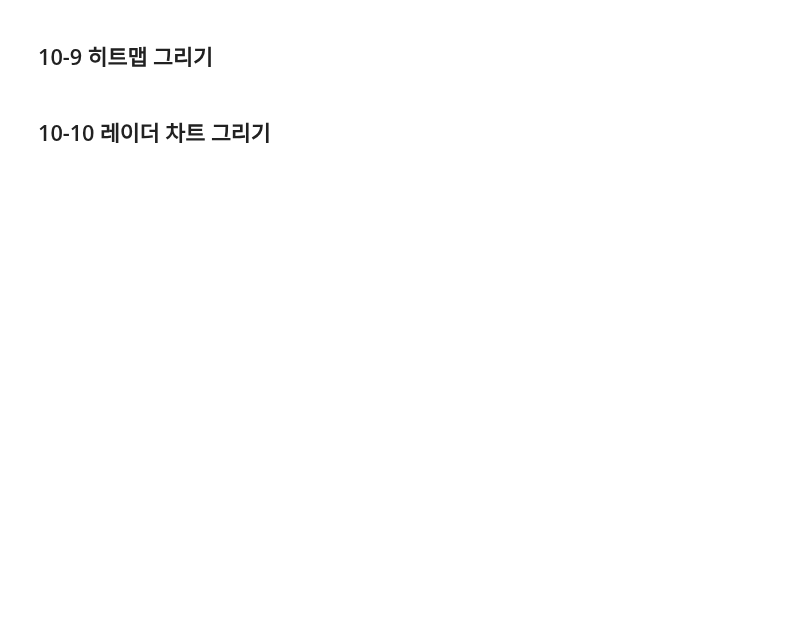
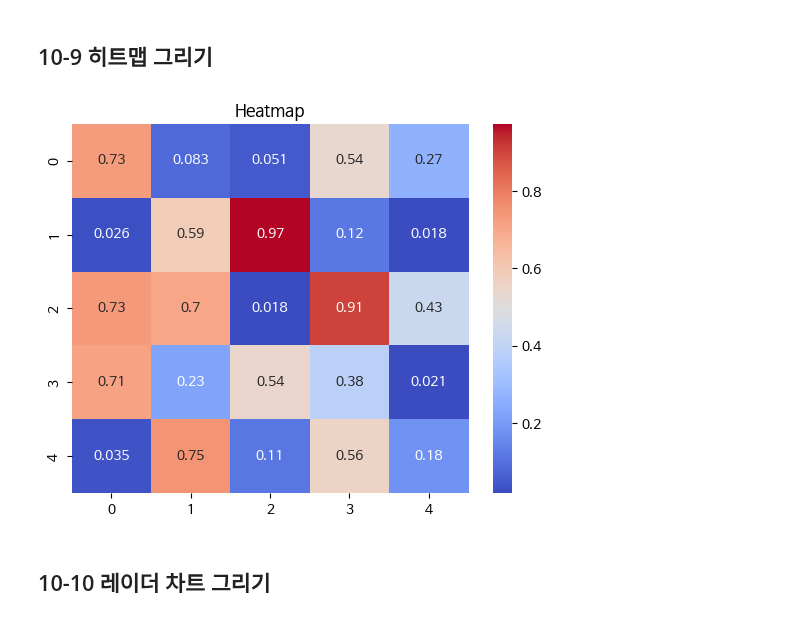
Before and after one commit to chanu2757/Data-Analysis-with-Open-Source, a Jupyter notebook: 오픈소스_데이터_분석_10강.ipynb, the cells around one changed output. Drawn from its saved outputs; the diff is of its cells as text; code cells hidden in the pictures; blank space fills up the shorter version.

```diff
--- a/오픈소스_데이터_분석_10강.ipynb
+++ b/오픈소스_데이터_분석_10강.ipynb
@@ -204,15 +192,20 @@ plt.show()
 # %%
 import matplotlib.pyplot as plt
 import seaborn as sns
 import numpy as np
 
 ## 데이터 생성 (5x5 크기의 무작위 행렬)
 data = np.random.rand(5, 5)
 
 ## seaborn을 이용하여 히트맵 그리기
+sns.heatmap(data, annot=True, cmap='coolwarm')
+#annot 값을 표현할 것인지
+
 
 plt.title("Heatmap")
 plt.show()
+# %% [output]
+[figure, added]
 # %% [markdown]
 ## 10-10 레이더 차트 그리기
 # %%
```
Also changed, not shown: parts of 18 cells of this notebook.
